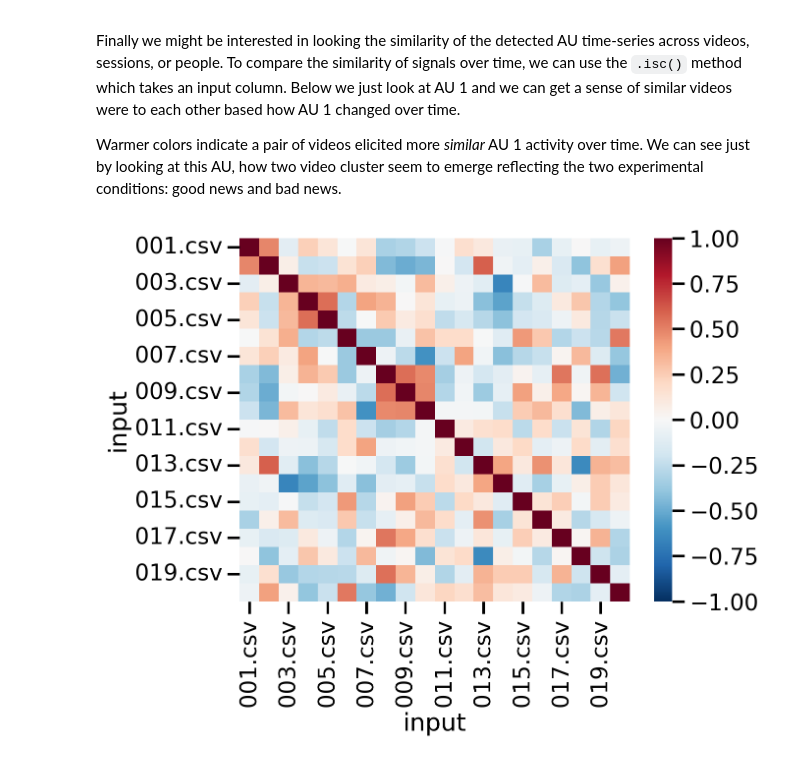
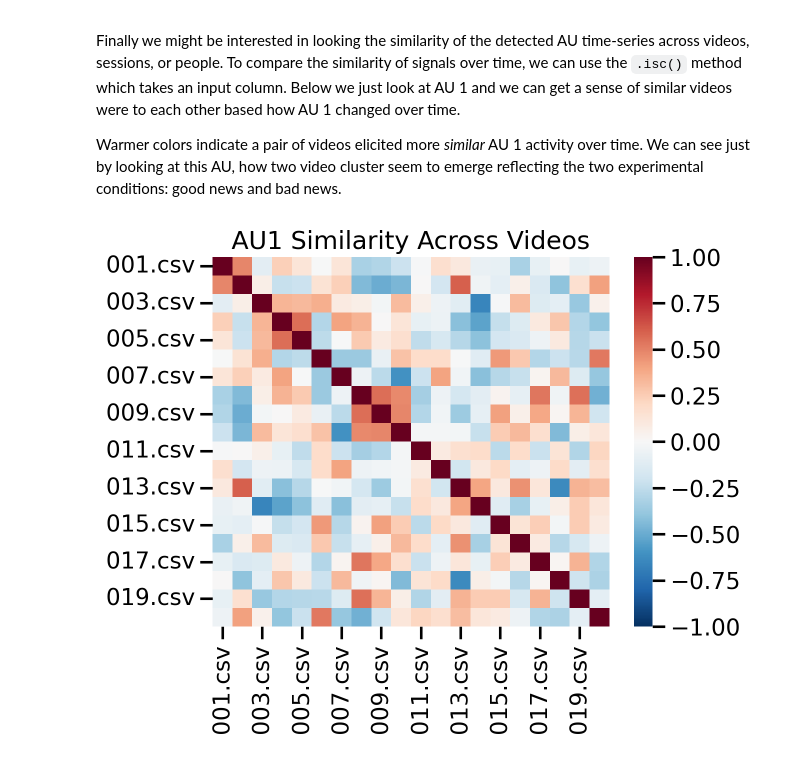
Before and after one commit to cosanlab/py-feat, a Jupyter notebook: docs/basic_tutorials/05_fex_analysis.ipynb, the cells around one changed output. Drawn from its saved outputs; the diff is of its cells as text; code cells hidden in the pictures.

Commit message:
clean up tutorials, fix fex stat methods, fix plotting

```diff
--- a/docs/basic_tutorials/05_fex_analysis.ipynb
+++ b/docs/basic_tutorials/05_fex_analysis.ipynb
@@ -74,0 +62,14 @@ Already downloaded: 020.mp4
+# %%
+# Load in attributes
+clip_attrs = pd.read_csv("clip_attrs.csv")
+
+# Add in file names and rename conditions
+clip_attrs = clip_attrs.assign(
+    input=clip_attrs.clipN.apply(lambda x: str(x).zfill(3) + ".mp4"),
+    condition=clip_attrs["class"].replace({"gn": "goodNews", "ists": "badNews"}),
+)
+
+# We're only using a subset of videos for this tutorial so drop the rest
+clip_attrs = clip_attrs.query("input in @videos")
+clip_attrs.shape
+clip_attrs.head()
@@ -88,5 +97,3 @@ for video in tqdm(videos):
         print(f"Processing: {video}")
         fex = detector.detect_video(video)
         fex.to_csv(out_name, index=False)
-    else:
-        print(f"{video} already processed")
@@ -156,8 +132,10 @@ clip_attrs.head()
 # %%
 # Set sessions to the input filenames
-fex.sessions = fex['input'].str.replace('.csv', '.mp4')
+fex.sessions = fex['input']
 
-# Now extracting the mean is grouped by video
-average_au_intensity_per_video = fex.extract_mean()
-average_au_intensity_per_video.head()
+# Now extracting the mean groups frames by video
+video_means = fex.extract_mean()
+
+video_means.shape # 20 rows = 20 videos
+video_means.head()
 # %% [output]
@@ -182,11 +152,13 @@ clip_attrs.head()
 # %%
 # Assign each processed frame to the condition it came from
-conditions = dict(zip(clip_attrs['input'], clip_attrs['condition']))
+conditions = dict(
+    zip(clip_attrs["input"].str.replace(".mp4", ".csv"), clip_attrs["condition"])
+)
 fex.sessions = fex.sessions.map(conditions)
 
 # Now extracting the mean is grouped by session (experimental condition)
-average_au_intensity_per_condition = fex.extract_mean()
-average_au_intensity_per_condition.head()
+condition_means = fex.extract_mean()
+condition_means.head()
 # %% [output]
 |  | mean_FaceRectX | mean_FaceRectY | mean_FaceRectWidth | mean_FaceRectHeight | mean_FaceScore | mean_x_0 | ... |
 | badNews | 214.635489 | 192.681785 | 247.538792 | 347.235740 | 0.999405 | 314.186505 | ... |
@@ -321,9 +305,10 @@ Warmer colors indicate a pair of videos elicited more *similar* AU 1 activity ov
 # %%
 # Set sessions back to unique videos
 fex.sessions = fex['input']
 
 # ISC returns a video x video pearson correlation matrix
 isc = fex.isc(col = "AU01", method='pearson')
-sns.heatmap(isc, center=0, vmin=-1, vmax=1, cmap="RdBu_r");
+ax = sns.heatmap(isc, center=0, vmin=-1, vmax=1, cmap="RdBu_r")
+ax.set(xlabel=None,ylabel=None, title='AU1 Similarity Across Videos');
 # %% [output]
-[figure, old version]
+[figure, new version]
```
Also changed, not shown: parts of 35 cells of this notebook, 3 other files.
